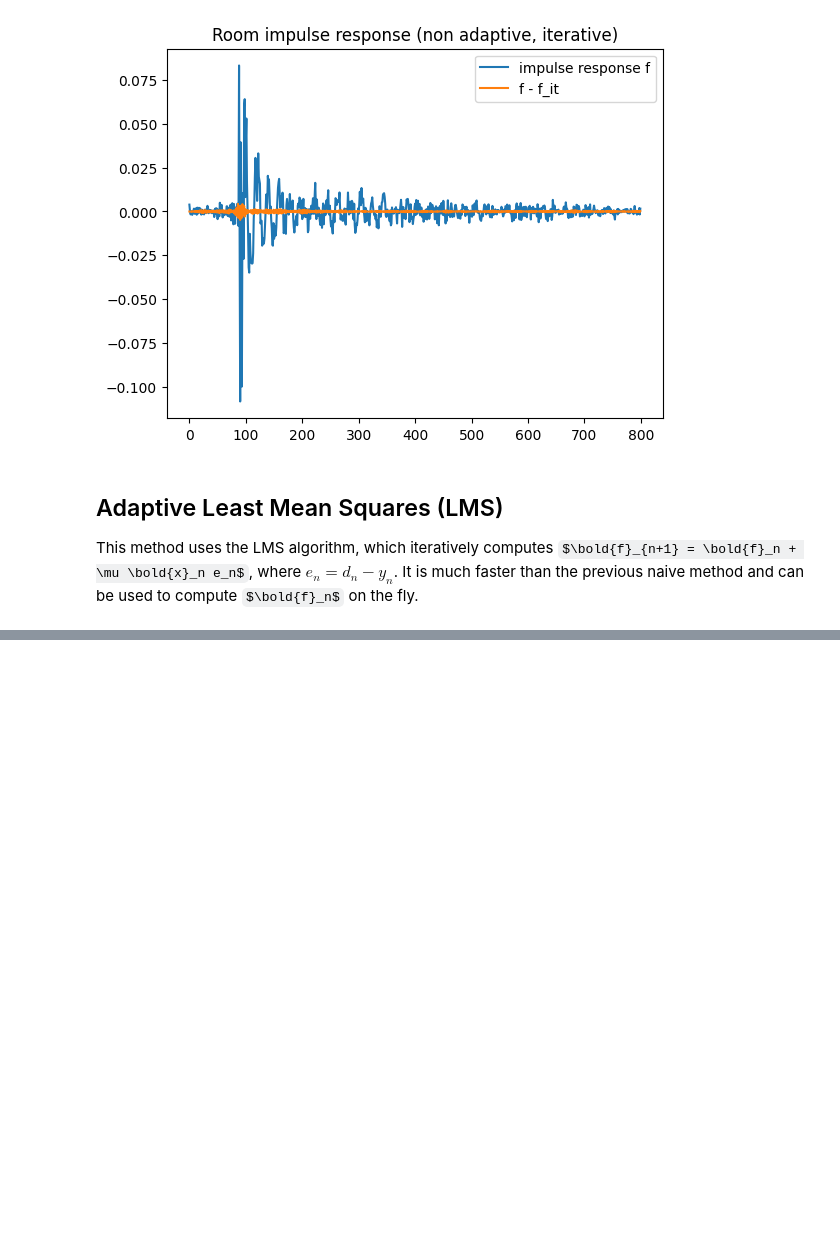
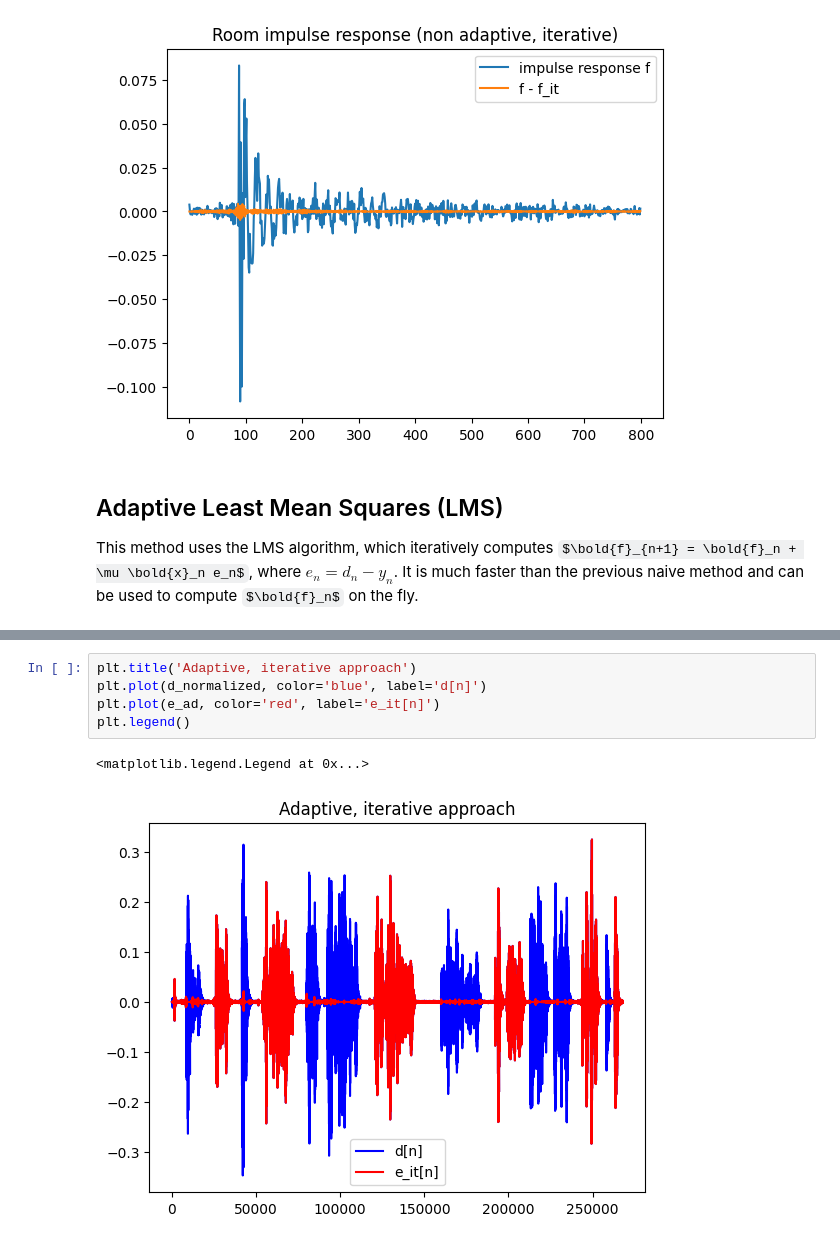
Before and after one commit to Tran-Antoine/ssdp-mp1, a Jupyter notebook: adaptive_experiment.ipynb, the cells around one changed output, grey strips where cells are left out. Cells and saved outputs as stored; diff of their text form; some formulas as TeX source; blank space fills up the shorter version.

```diff
--- a/adaptive_experiment.ipynb
+++ b/adaptive_experiment.ipynb
@@ -132,0 +181,8 @@ This method uses the LMS algorithm, which iteratively computes $\bold{f}_{n+1} =
+# %%
+plt.title('Adaptive, iterative approach')
+plt.plot(d_normalized, color='blue', label='d[n]')
+plt.plot(e_ad, color='red', label='e_it[n]')
+plt.legend()
+# %% [output]
+<matplotlib.legend.Legend at 0x...>
+[figure, added]
```
Also changed, not shown: parts of 10 cells of this notebook.
